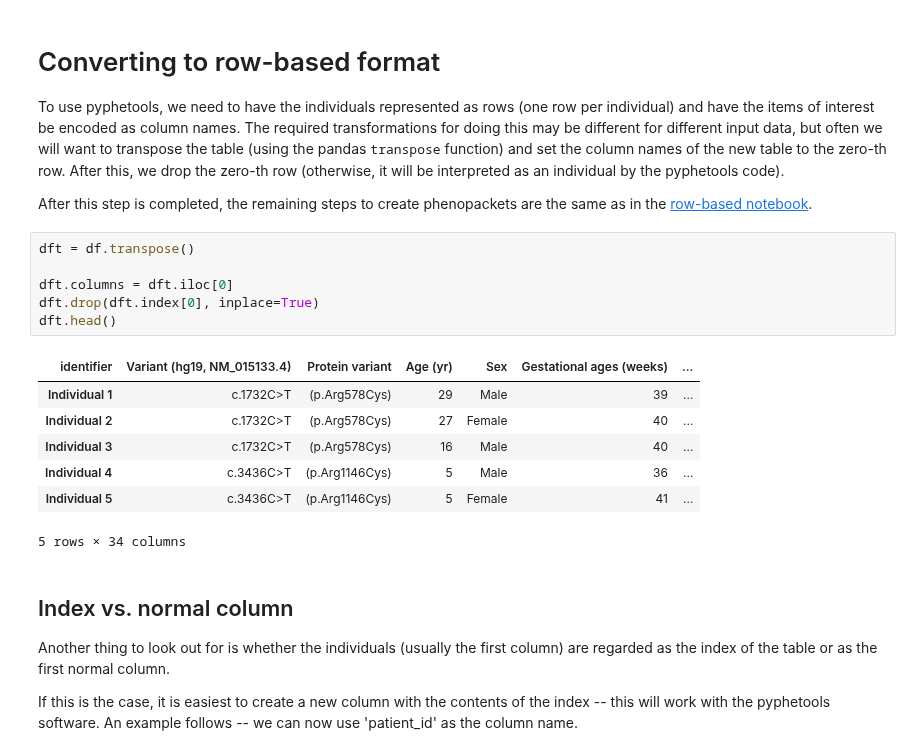
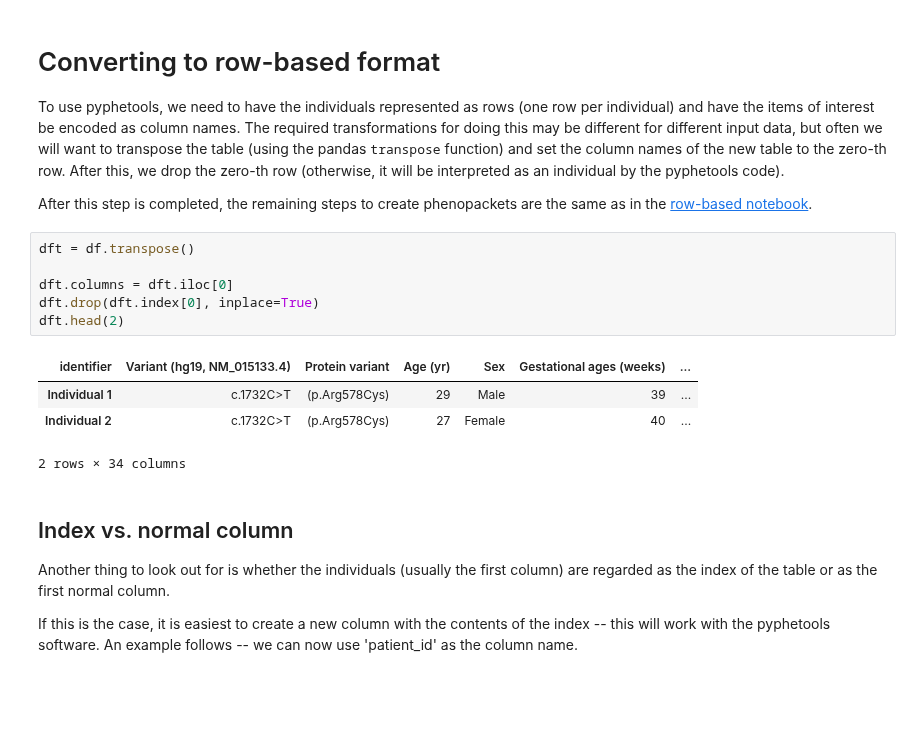
Before and after one commit to monarch-initiative/pyphetools, a Jupyter notebook: notebooks/Example_2_PMID_30945334_MAPK8IP3.ipynb, the cells around one changed output. Cells and saved outputs as stored; diff of their text form; blank space fills up the shorter version.

```diff
--- a/notebooks/Example_2_PMID_30945334_MAPK8IP3.ipynb
+++ b/notebooks/Example_2_PMID_30945334_MAPK8IP3.ipynb
@@ -65,17 +54,14 @@ df
 # %%
 dft = df.transpose()
 
 dft.columns = dft.iloc[0]
 dft.drop(dft.index[0], inplace=True)
-dft.head()
+dft.head(2)
 # %% [output]
 | identifier | Variant (hg19, NM_015133.4) | Protein variant | Age (yr) | Sex | Gestational ages (weeks) | ... |
 | Individual 1 | c.1732C>T | (p.Arg578Cys) | 29 | Male | 39 | ... |
 | Individual 2 | c.1732C>T | (p.Arg578Cys) | 27 | Female | 40 | ... |
-| Individual 3 | c.1732C>T | (p.Arg578Cys) | 16 | Male | 40 | ... |
-| Individual 4 | c.3436C>T | (p.Arg1146Cys) | 5 | Male | 36 | ... |
-| Individual 5 | c.3436C>T | (p.Arg1146Cys) | 5 | Female | 41 | ... |
-5 rows × 34 columns
+2 rows × 34 columns
 # %% [markdown]
 <h2>Index vs. normal column</h2>
 <p>Another thing to look out for is whether the individuals (usually the first column) are regarded as the index of the table or as the first normal column.</p>
```
Also changed, not shown: parts of 28 cells of this notebook, 5 other files.
